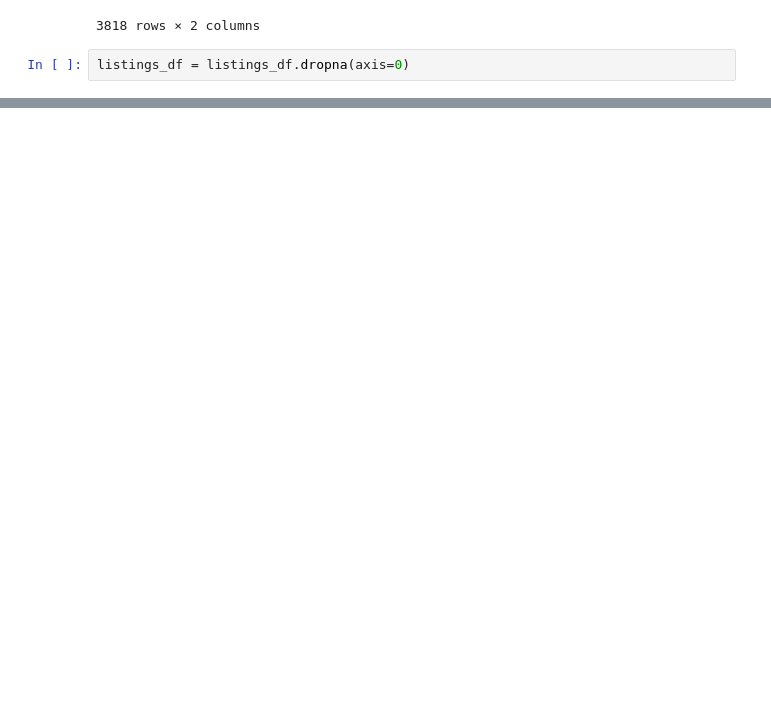
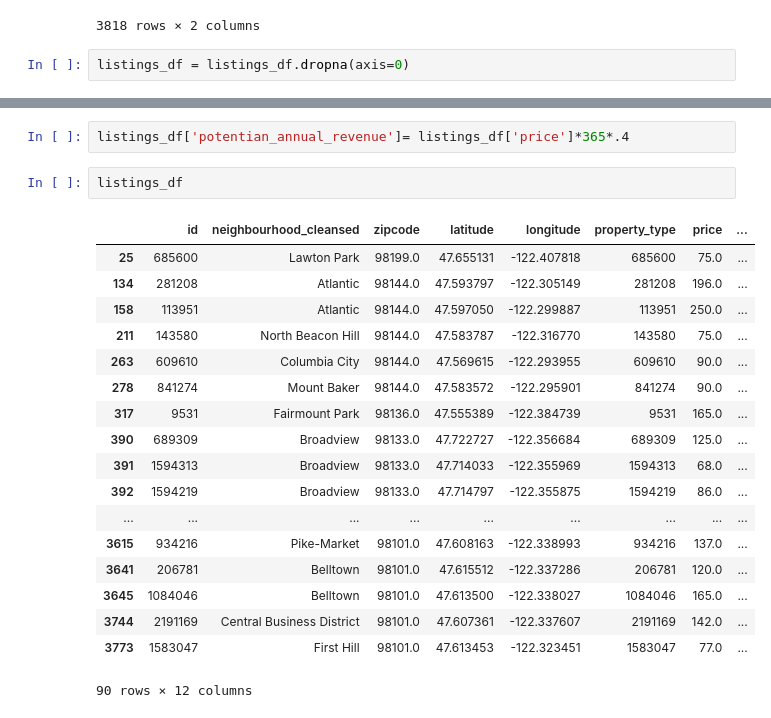
Before and after one commit to ericcheechee/ProjectBeta, a Jupyter notebook: data_cleanup.ipynb, the cells around one changed output, grey strips where cells are left out. Saved outputs shown, nothing was run; the diff lists cells and outputs as text; blank space fills up the shorter version.

```diff
--- a/data_cleanup.ipynb
+++ b/data_cleanup.ipynb
@@ -73,0 +139,23 @@ listings_df = listings_df.dropna(axis=0)
+# %%
+listings_df['potentian_annual_revenue']= listings_df['price']*365*.4
+# %%
+listings_df
+# %% [output]
+|  | id | neighbourhood_cleansed | zipcode | latitude | longitude | property_type | price | ... |
+| 25 | 685600 | Lawton Park | 98199.0 | 47.655131 | -122.407818 | 685600 | 75.0 | ... |
+| 134 | 281208 | Atlantic | 98144.0 | 47.593797 | -122.305149 | 281208 | 196.0 | ... |
+| 158 | 113951 | Atlantic | 98144.0 | 47.597050 | -122.299887 | 113951 | 250.0 | ... |
+| 211 | 143580 | North Beacon Hill | 98144.0 | 47.583787 | -122.316770 | 143580 | 75.0 | ... |
+| 263 | 609610 | Columbia City | 98144.0 | 47.569615 | -122.293955 | 609610 | 90.0 | ... |
+| 278 | 841274 | Mount Baker | 98144.0 | 47.583572 | -122.295901 | 841274 | 90.0 | ... |
+| 317 | 9531 | Fairmount Park | 98136.0 | 47.555389 | -122.384739 | 9531 | 165.0 | ... |
+| 390 | 689309 | Broadview | 98133.0 | 47.722727 | -122.356684 | 689309 | 125.0 | ... |
+| 391 | 1594313 | Broadview | 98133.0 | 47.714033 | -122.355969 | 1594313 | 68.0 | ... |
+| 392 | 1594219 | Broadview | 98133.0 | 47.714797 | -122.355875 | 1594219 | 86.0 | ... |
+| ... | ... | ... | ... | ... | ... | ... | ... | ... |
+| 3615 | 934216 | Pike-Market | 98101.0 | 47.608163 | -122.338993 | 934216 | 137.0 | ... |
+| 3641 | 206781 | Belltown | 98101.0 | 47.615512 | -122.337286 | 206781 | 120.0 | ... |
+| 3645 | 1084046 | Belltown | 98101.0 | 47.613500 | -122.338027 | 1084046 | 165.0 | ... |
+| 3744 | 2191169 | Central Business District | 98101.0 | 47.607361 | -122.337607 | 2191169 | 142.0 | ... |
+| 3773 | 1583047 | First Hill | 98101.0 | 47.613453 | -122.323451 | 1583047 | 77.0 | ... |
+90 rows × 12 columns
```
Also changed, not shown: parts of 17 cells of this notebook, 4 other files.
